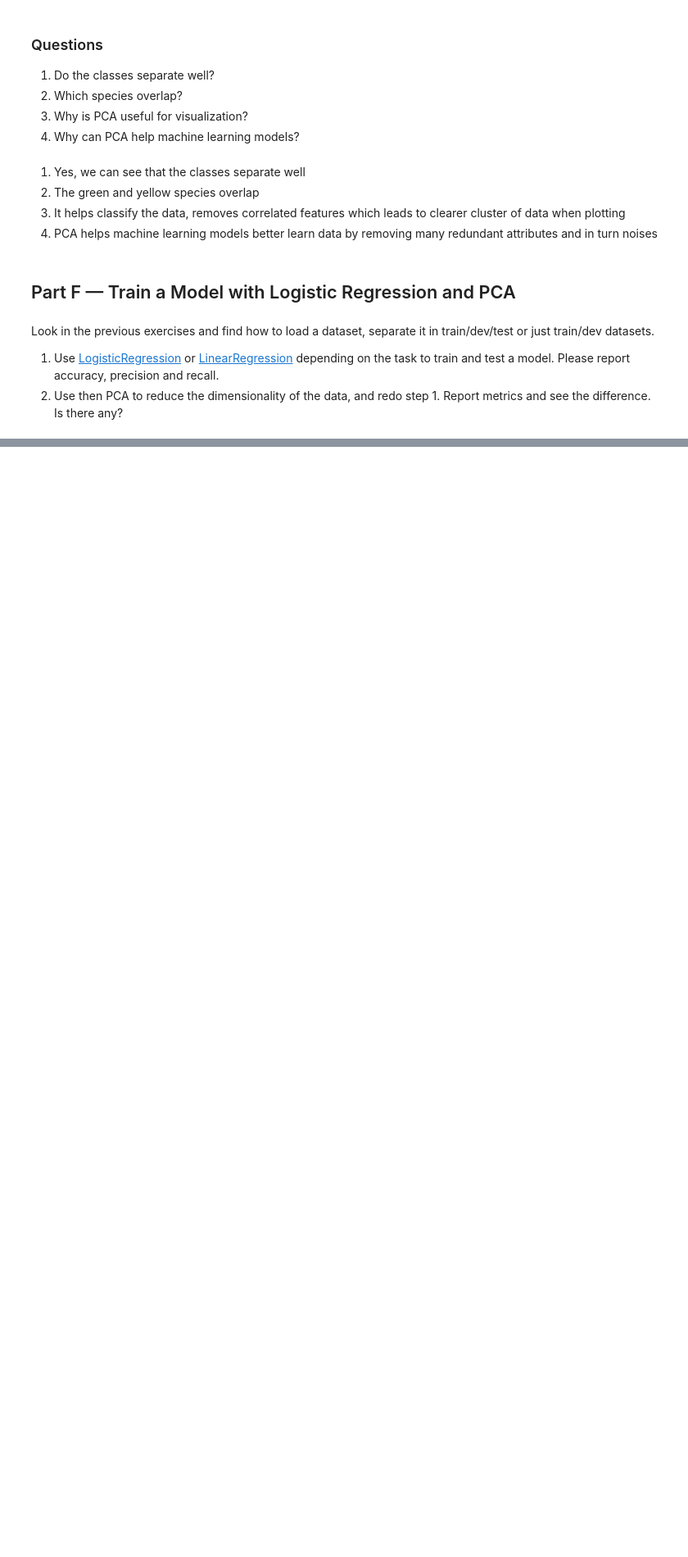
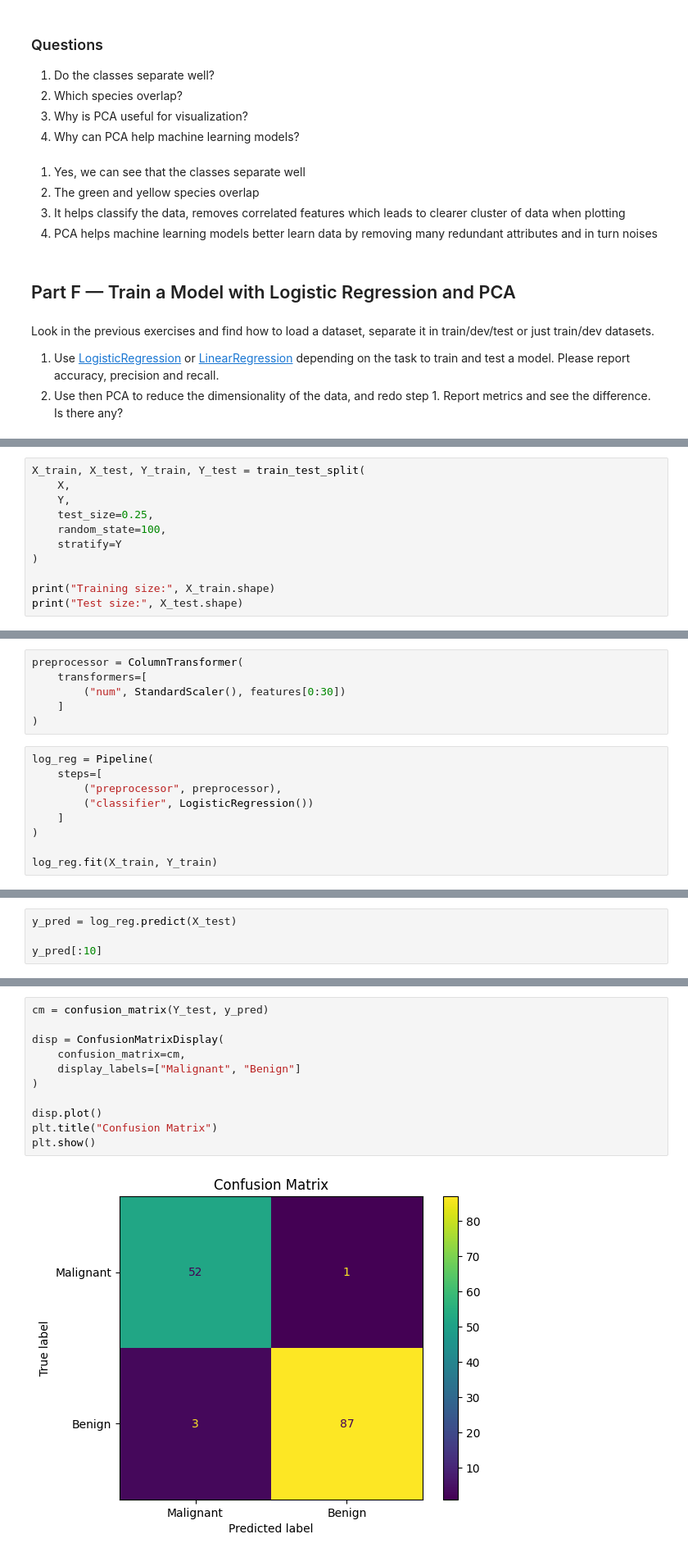
Before and after one commit to Doug1259/ml-course, a Jupyter notebook: docs/5-Principal-Component-Analysis/01-dimensionality-reduction-basics.ipynb, the cells around one changed output, grey strips where cells are left out. Shown at 82% size. Saved outputs shown, nothing was run; the diff lists cells and outputs as text; blank space fills up the shorter version.

```diff
--- a/docs/5-Principal-Component-Analysis/01-dimensionality-reduction-basics.ipynb
+++ b/docs/5-Principal-Component-Analysis/01-dimensionality-reduction-basics.ipynb
@@ -295,0 +341,11 @@ Look in the previous exercises and find how to load a dataset, separate it in tr
+# %%
+X_train, X_test, Y_train, Y_test = train_test_split(
+    X,
+    Y,
+    test_size=0.25,
+    random_state=100,
+    stratify=Y
+)
+
+print("Training size:", X_train.shape)
+print("Test size:", X_test.shape)
@@ -295,0 +355,15 @@ Look in the previous exercises and find how to load a dataset, separate it in tr
+# %%
+preprocessor = ColumnTransformer(
+    transformers=[
+        ("num", StandardScaler(), features[0:30])
+    ]
+)
+# %%
+log_reg = Pipeline(
+    steps=[
+        ("preprocessor", preprocessor),
+        ("classifier", LogisticRegression())
+    ]
+)
+
+log_reg.fit(X_train, Y_train)
@@ -295,0 +388,4 @@ Look in the previous exercises and find how to load a dataset, separate it in tr
+# %%
+y_pred = log_reg.predict(X_test)
+
+y_pred[:10]
@@ -295,0 +442,13 @@ Look in the previous exercises and find how to load a dataset, separate it in tr
+# %%
+cm = confusion_matrix(Y_test, y_pred)
+
+disp = ConfusionMatrixDisplay(
+    confusion_matrix=cm,
+    display_labels=["Malignant", "Benign"]
+)
+
+disp.plot()
+plt.title("Confusion Matrix")
+plt.show()
+# %% [output]
+[figure, added]
```
Also changed, not shown: parts of 12 cells of this notebook.
